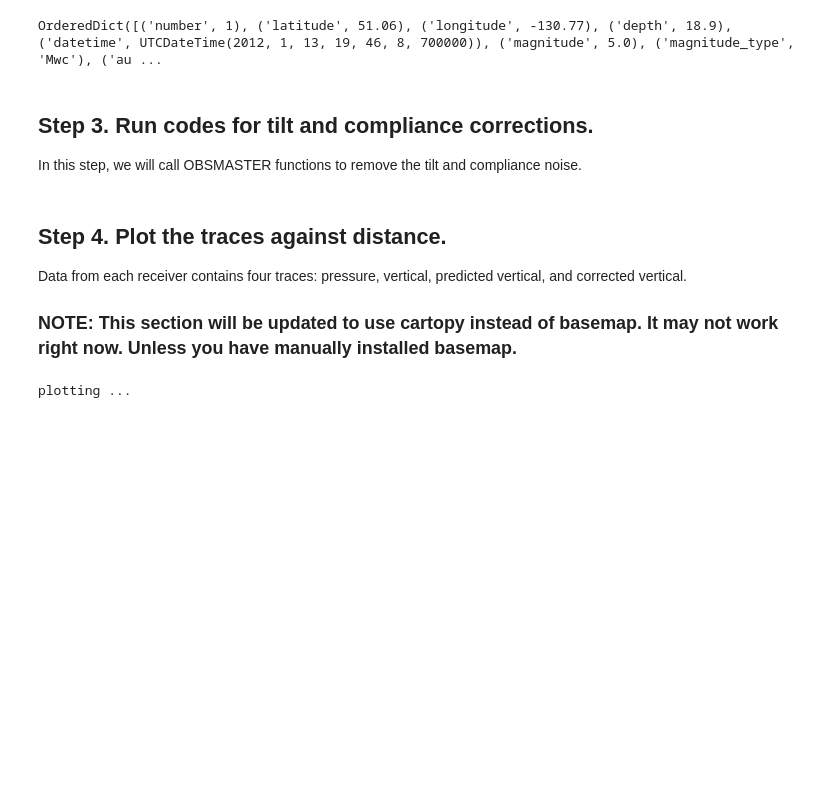
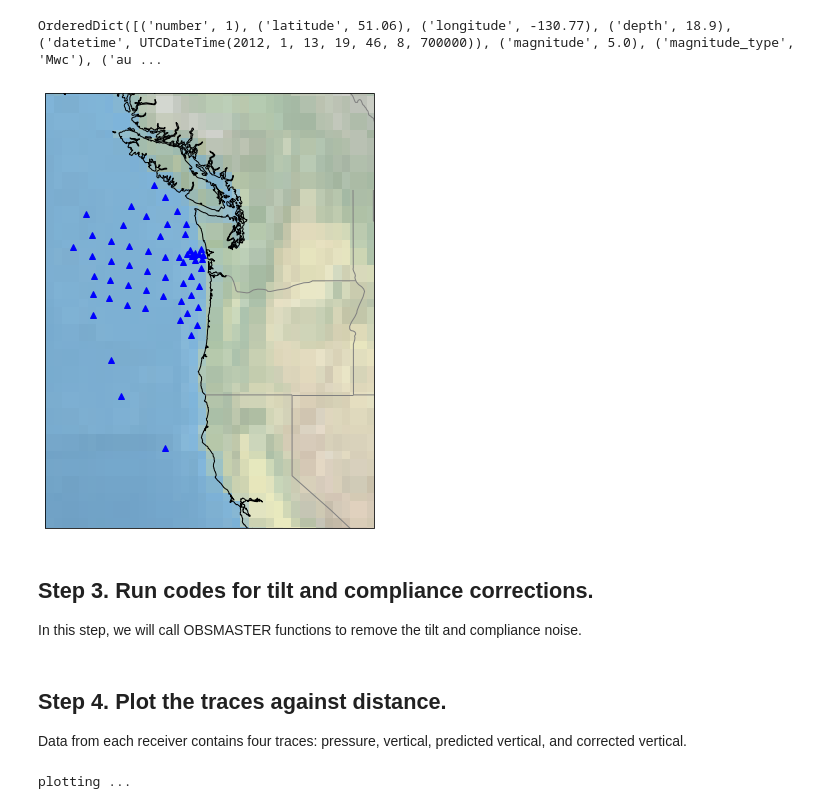
Before and after one commit to xtyangpsp/SeisGo, a Jupyter notebook: notebooks/tcremoval_events.ipynb, the cells around one changed output. Drawn from its saved outputs; the diff is of its cells as text; code cells hidden in the pictures; blank space fills up the shorter version.

Commit message:
loop plot corrections, add place holder for saving function

```diff
--- a/notebooks/tcremoval_events.ipynb
+++ b/notebooks/tcremoval_events.ipynb
@@ -110,6 +113,32 @@ staall,netall,lonall,latall,elvall,locationall=utils.sta_info_from_inv(sta_invP0
 # print(sta,netall,lon,lat,elv,location)
 # %% [output]
 OrderedDict([('number', 1), ('latitude', 51.06), ('longitude', -130.77), ('depth', 18.9), ('datetime', UTCDateTime(2012, 1, 13, 19, 46, 8, 700000)), ('magnitude', 5.0), ('magnitude_type', 'Mwc'), ('au ...
+# %%
+#plot event and station location map first.
+import cartopy.crs as ccrs
+import cartopy.feature as cfeature
+
+# Create a feature for States/Admin 1 regions at 1:50m from Natural Earth
+states_provinces = cfeature.NaturalEarthFeature(
+    category='cultural',
+    name='admin_1_states_provinces_lines',
+    scale='50m',
+    facecolor='none')
+
+fig = plt.figure(figsize=(8, 8))
+ax = plt.axes(projection=ccrs.Mercator())
+ax.stock_img()
+plt.plot(evlon,evlat,'*r', markersize=12)
+plt.plot(lonall, latall,'^b',transform=ccrs.Geodetic())
+ax.add_feature(cfeature.LAND)
+ax.add_feature(cfeature.COASTLINE)
+ax.add_feature(states_provinces, edgecolor='gray')
+
+ax.set_extent([-132,stlomax,stlamin,52])
+plt.savefig(ev['event_id']+'_receivermap.png')
+plt.show()
+# %% [output]
+[figure, added]
 # %% [markdown]
 ## Step 3. Run codes for tilt and compliance corrections.
 In this step, we will call OBSMASTER functions to remove the tilt and compliance noise.
@@ -191,8 +220,6 @@ print('all cpu times (minutes): '+str(ta/60))
 # %% [markdown]
 ## Step 4. Plot the traces against distance.
 Data from each receiver contains four traces: pressure, vertical, predicted vertical, and corrected vertical.
-
-### NOTE: This section will be updated to use cartopy instead of basemap. It may not work right now. Unless you have manually installed basemap.
 # %%
 #plot event and station location map first.
 from mpl_toolkits.basemap import Basemap
```
Also changed, not shown: parts of 1 cell of this notebook, 4 other files.
